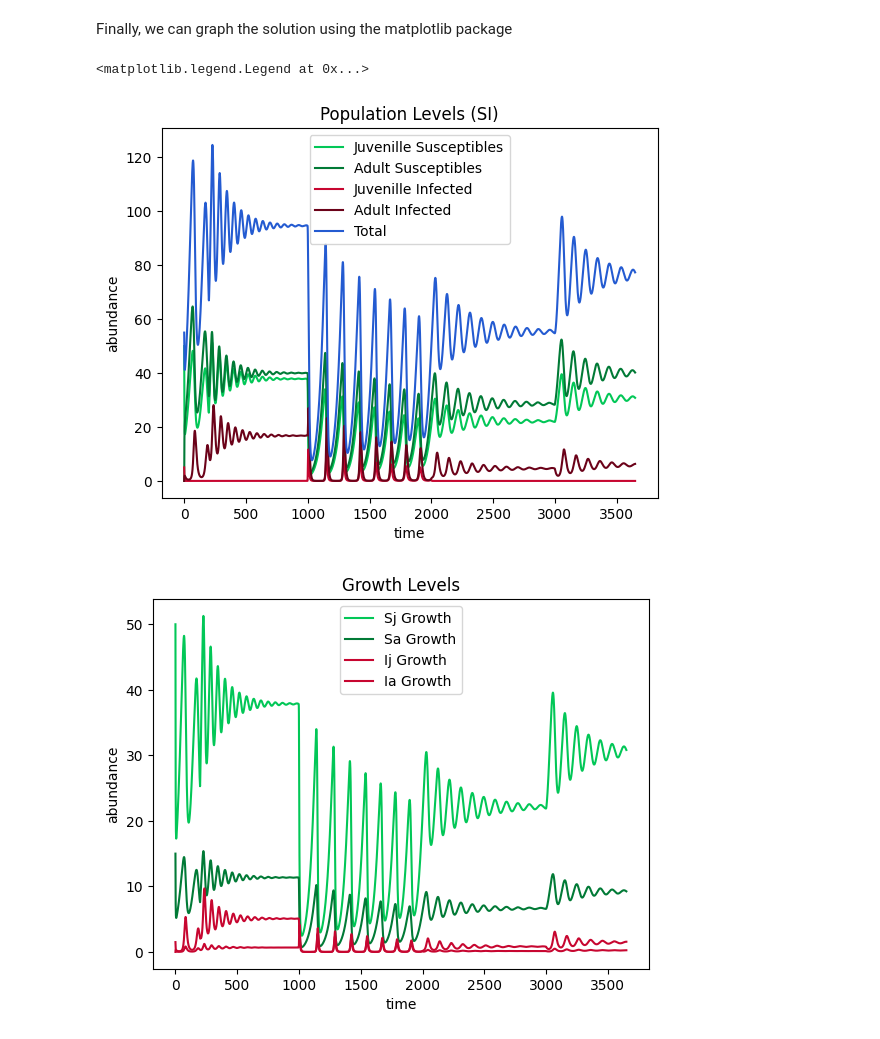
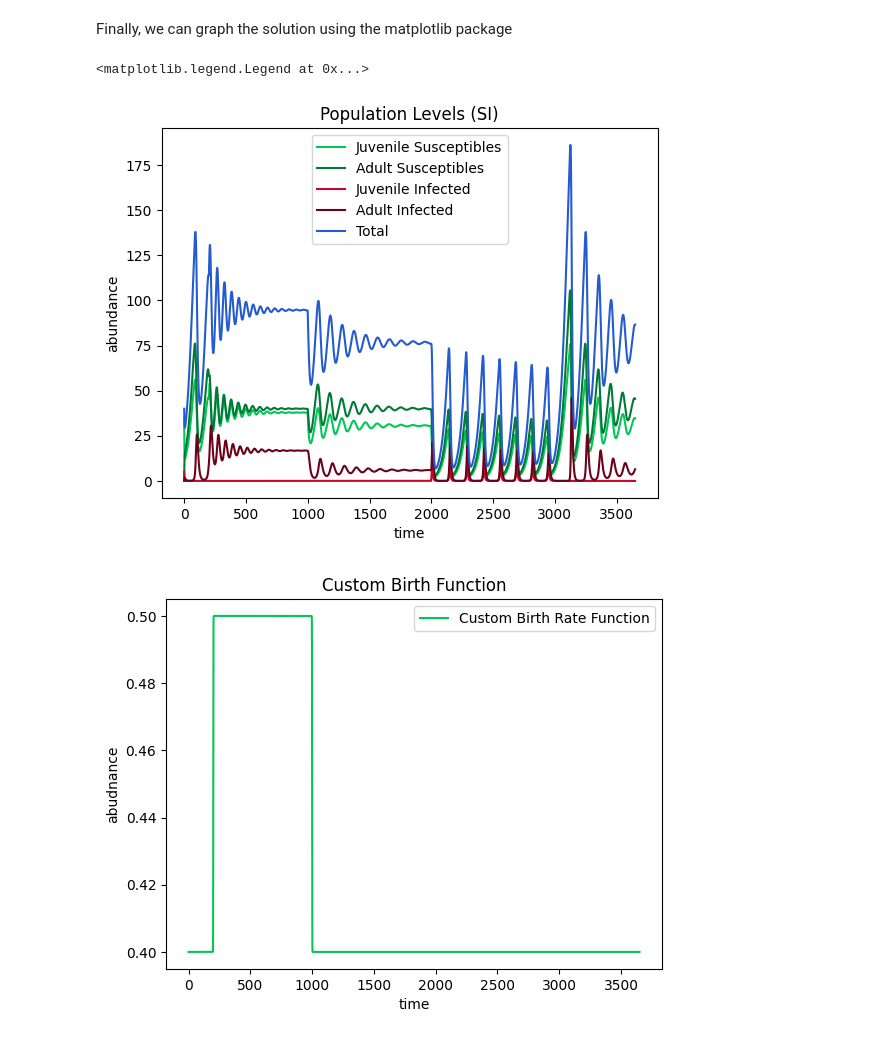
Before and after one commit to bds062/Host-Pathogen-Evolutionary-Dynamics-Model, a Jupyter notebook: sir_model.ipynb, the cells around one changed output. Cells and saved outputs as stored; diff of their text form; code cells hidden in the pictures.

```diff
--- a/sir_model.ipynb
+++ b/sir_model.ipynb
@@ -103,19 +114,19 @@ This tells the numerical solver the time range over which to produce a solution.
 Finally, we set values for our two simulation parameters, beta and gamma for the transmission rate and recovery rate.
 # %%
 #Set the initial conditions for the number of susceptible, infected and recovered individuals
-X_0 = (50, 0, 5, 0)
+X_0 = (35, 0, 5, 0)
 
 #Set the time range over which to solve the system
 t = (0, 3650)
 
-#Set the transmission and recovery parameters
+#Set the variable parameters
 Bj = 0.008
 Ba=.001
 theta = 0.0005
 death = .2
 maturity=.3
-startJ=1000
-endJ=2000
+startJ=2000
+endJ=startJ+1000
 baseJ=0
 startA=2000
 endA=3000
@@ -182,60 +200,67 @@ colIj='#c70630'
 colIa='#6b0219'
 colTot='#245bd1'
 
+#The first graph represents the population levels of each demographic accross the timescale
 fig, populationGraph = plt.subplots()
 populationGraph.set_title('Population Levels (SI)')
-populationGraph.plot(time_points, Sj, label='Juvenille Susceptibles', color=colSj)
+populationGraph.plot(time_points, Sj, label='Juvenile Susceptibles', color=colSj)
 populationGraph.plot(time_points, Sa, label='Adult Susceptibles', color=colSa)
-populationGraph.plot(time_points, Ij, label='Juvenille Infected', color=colIj)
+populationGraph.plot(time_points, Ij, label='Juvenile Infected', color=colIj)
 populationGraph.plot(time_points, Ia, label='Adult Infected', color=colIa)
 populationGraph.plot(time_points, Sj+Sa+Ij+Ia, label='Total', color=colTot)
 populationGraph.set_xlabel('time')
 populationGraph.set_ylabel('abundance')
 populationGraph.legend()
 
-fig, birthGraph = plt.subplots()
-birthGraph.set_title('Growth Levels')
-birthGraph.plot(time_points, (1*Sj), label='Sj Growth', color=colSj)
-birthGraph.plot(time_points, maturity*Sj, label='Sa Growth', color=colSa)
-birthGraph.plot(time_points, Bj*Sj*Ia, label='Ij Growth', color=colIj)
-birthGraph.plot(time_points, maturity*Ij+Ba*Sa*Ia, label='Ia Growth', color=colIj)
-birthGraph.set_xlabel('time')
-birthGraph.set_ylabel('abundance')
-birthGraph.legend()
+#This graph represents the birth levels of each demographic across the timescale, DOES NOT WORK AS INTENDED
+# fig, birthGraph = plt.subplots()
+# birthGraph.set_title('Growth Levels')
+# birthGraph.plot(time_points, midB*Sa, label='Sj Growth', color=colSj)
+# birthGraph.plot(time_points, maturity*Sj, label='Sa Growth', color=colSa)
+# birthGraph.plot(time_points, Bj*Sj*Ia, label='Ij Growth', color=colIj)
+# birthGraph.plot(time_points, maturity*Ij+Ba*Sa*Ia, label='Ia Growth', color=colIj)
+# birthGraph.set_xlabel('time')
+# birthGraph.set_ylabel('abundance')
+# birthGraph.legend()
 
+#This graph represents the death levels of each demographic across the timescale, DOES NOT WORK AS INTENDED
 # fig, deathGraph = plt.subplots()
 # deathGraph.set_title('Death Levels')
 # deathGraph.plot(time_points, theta*S*(S+I)+death*S, label='Susceptible Deaths Per Day', color='#23a81e')
 # deathGraph.plot(time_points, death*I, label='Infected Deaths Per Day', color='#c70630')
 # deathGraph.set_xlabel('time')
 # deathGraph.set_ylabel('abundance')
 # deathGraph.legend()
 
+#The second graph represents the current birth pulse function
 fig, custom = plt.subplots()
 custom.set_title('Custom Birth Function')
 custom.plot(time_points, birthVector(time_points, startB, endB, midB, baseB), label='Custom Birth Rate Function', color=colSj)
 custom.plot()
 custom.set_xlabel('time')
 custom.set_ylabel('abudnance')
 custom.legend()
 
+#The third graph represenents both tramission pulse functions
 fig, custom2 = plt.subplots()
-custom2.set_title('Custom Juvenille Transmission Function')
-custom2.plot(time_points, vectorTanH(time_points, startJ, endJ, Bj, baseJ), label='Juvenille Infection Rate', color=colIj)
+custom2.set_title('Custom Transmission Functions')
+custom2.plot(time_points, vectorTanH(time_points, startJ, endJ, Bj, baseJ), label='Juvenile Infection Rate', color=colIj)
 custom2.plot(time_points, vectorTanH(time_points, startA, endA, Ba, baseA), label='Adult Infection Rate', color=colIa)
 custom2.plot()
 custom2.set_xlabel('time')
 custom2.set_ylabel('abundance')
 custom2.legend()
 
+#The fourth graph represents the optimization points of the pathogen, showing how successful was if the pathogen peak started at that t value
 fig, pathogenEvolution = plt.subplots()
 pathogenEvolution.set_title('Pathogen Evolution Optimization')
-pathogenEvolution.plot(short_time, proportions, label='Proportion of Susceptible Adults', color=colIj)
+pathogenEvolution.plot(short_time, proportions, label='Proportion of Susceptible Adults', color=colTot)
 pathogenEvolution.plot()
 pathogenEvolution.set_xlabel('time')
 pathogenEvolution.set_ylabel('abundance')
+pathogenEvolution.set_ybound(0,1)
 pathogenEvolution.legend()
 # %% [output]
 <matplotlib.legend.Legend at 0x...>
-[figure, old version]
+[figure, new version]
-[figure, old version]
+[figure, new version]
```
Also changed, not shown: parts of 6 cells of this notebook.
